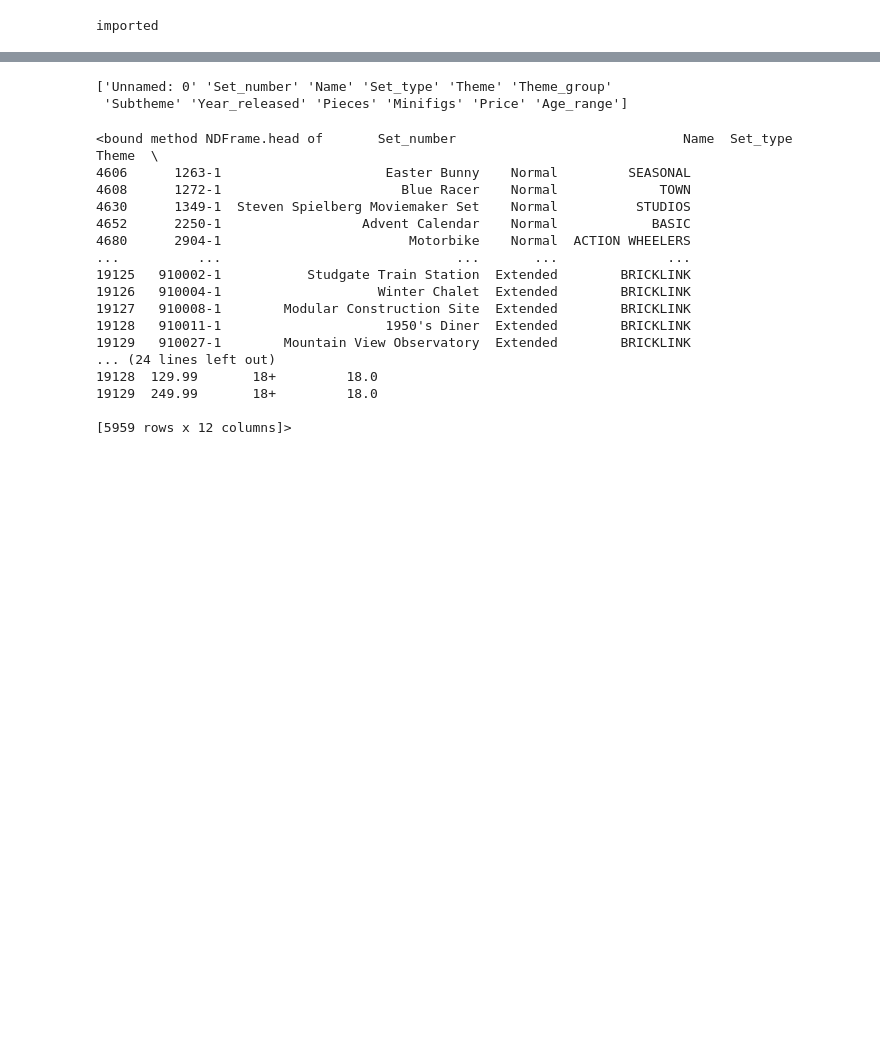
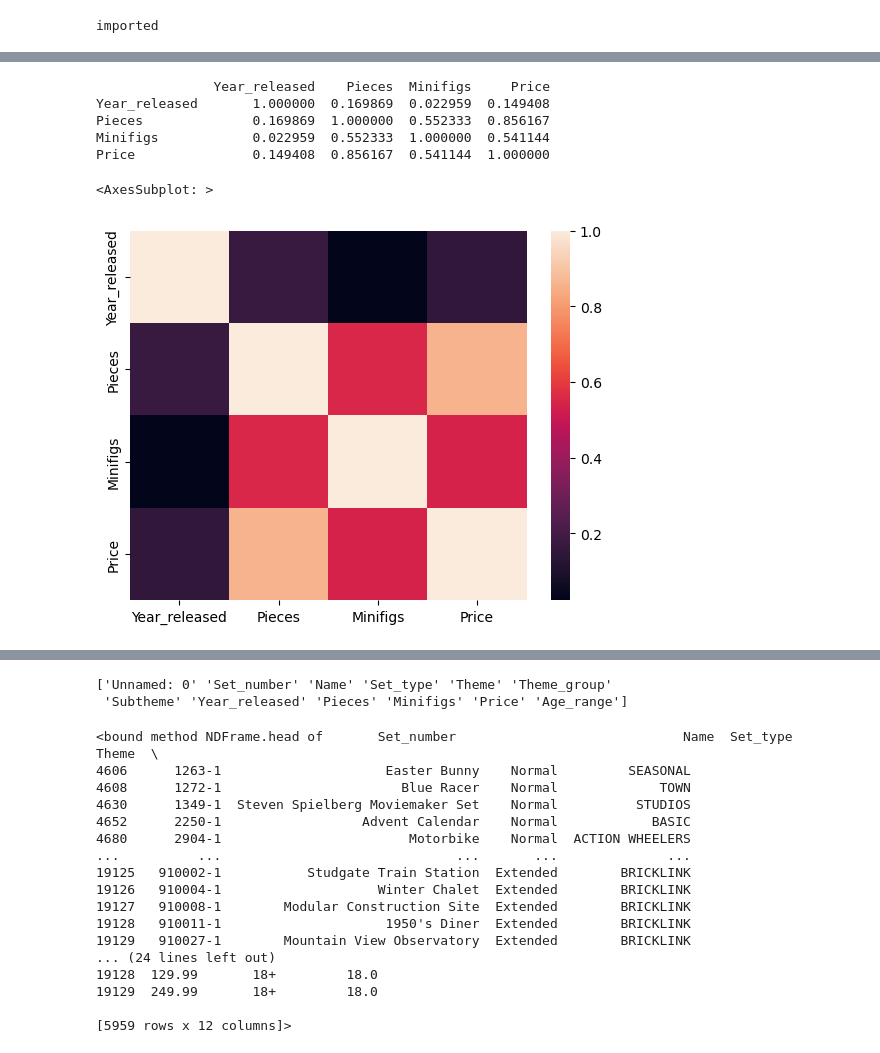
Before and after one commit to Conor020591/LegoSetEDA, a Jupyter notebook: LegoEDA.ipynb, the cells around one changed output, grey strips where cells are left out. Drawn from its saved outputs; the diff is of its cells as text; code cells hidden in the pictures; blank space fills up the shorter version.

```diff
--- a/LegoEDA.ipynb
+++ b/LegoEDA.ipynb
@@ -30,0 +103,15 @@ lego_raw_df.head
+# %%
+#Before moving on a couple of things to note, all of the data is quite heavily skewed. They high piece count and high
+#price sets are both outliers. Perhaps normalize? Then Scale
+
+#First some correlations
+print(lego_num.corr())
+sns.heatmap(lego_num.corr())
+# %% [output]
+               Year_released    Pieces  Minifigs     Price
+Year_released       1.000000  0.169869  0.022959  0.149408
+Pieces              0.169869  1.000000  0.552333  0.856167
+Minifigs            0.022959  0.552333  1.000000  0.541144
+Price               0.149408  0.856167  0.541144  1.000000
+<AxesSubplot: >
+[figure, added]
```
Also changed, not shown: parts of 14 cells of this notebook.
